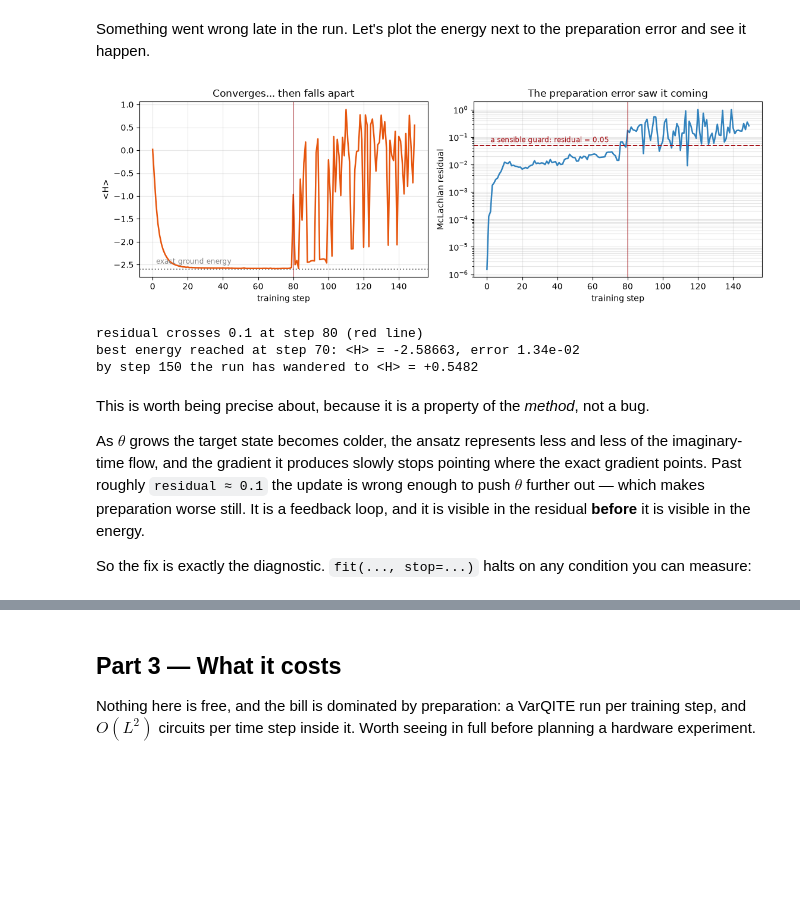
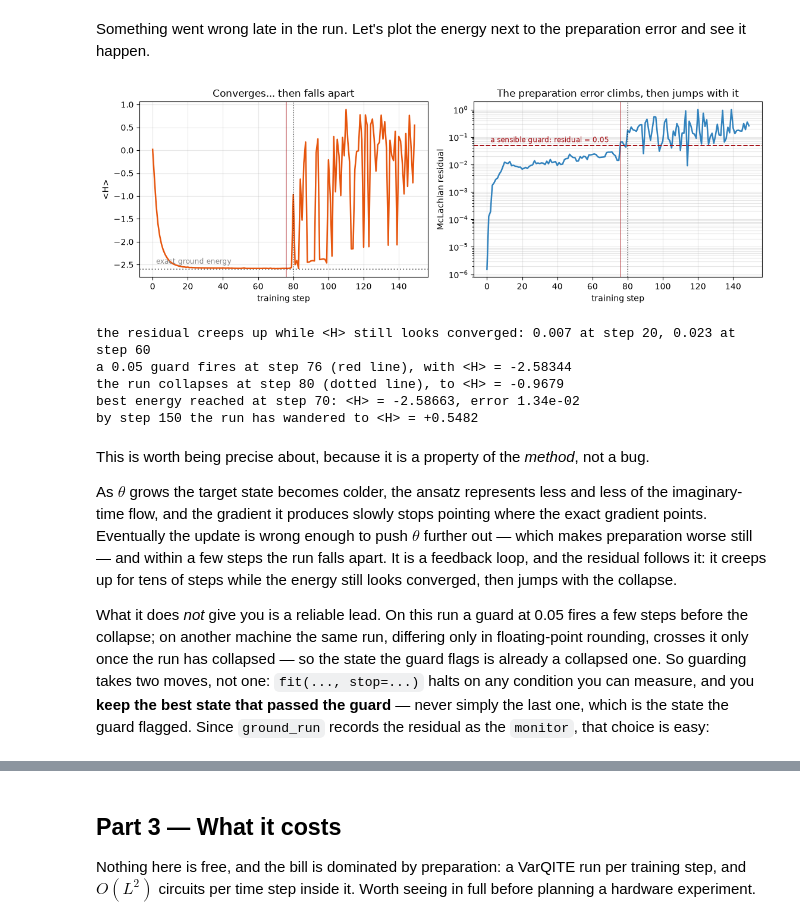
Before and after one commit to Michele-Minervini/qbmkit, a Jupyter notebook: notebooks/12_training_a_qbm_with_varqite.ipynb, the cells around one changed output, grey strips where cells are left out. Drawn from its saved outputs; the diff is of its cells as text; code cells hidden in the pictures; blank space fills up the shorter version.

```diff
--- a/notebooks/12_training_a_qbm_with_varqite.ipynb
+++ b/notebooks/12_training_a_qbm_with_varqite.ipynb
@@ -210,35 +210,43 @@ VarQITE depth 3, 150      +0.548250   error 3.15e+00  <-- ?!
 Something went wrong late in the run. Let's plot the energy next to the preparation
 error and see it happen.
 # %%
-# where does the preparation stop being trustworthy?
-crossed = int(np.argmax(np.array(R_long) > 0.1))
+# where would a guard stop the run, and where does the run actually collapse?
+E, R = np.array(E_long), np.array(R_long)
+fires = int(np.argmax(R > 0.05))                                # first state a 0.05 guard flags
+collapse = int(np.argmax(E > np.minimum.accumulate(E) + 0.5))   # first jump away from the best so far
 
 fig, ax = plt.subplots(1, 2, figsize=(11.4, 3.9))
 ax[0].axhline(E0, color="grey", ls=":", lw=1.4)
 ax[0].text(2, E0 + 0.12, "exact ground energy", color="grey", fontsize=8.5)
-ax[0].plot(E_long, lw=1.8, c="#e6550d")
+ax[0].plot(E, lw=1.8, c="#e6550d")
 ax[0].set_xlabel("training step"); ax[0].set_ylabel("<H>")
 ax[0].set_title("Converges... then falls apart")
 ax[0].grid(alpha=0.3)
 
-ax[1].semilogy(R_long, lw=1.8, c="#3182bd")
+ax[1].semilogy(R, lw=1.8, c="#3182bd")
 ax[1].axhline(0.05, color="#a50f15", ls="--", lw=1.4)
 ax[1].text(2, 0.065, "a sensible guard: residual = 0.05", color="#a50f15", fontsize=8.5)
 ax[1].set_xlabel("training step"); ax[1].set_ylabel("McLachlan residual")
-ax[1].set_title("The preparation error saw it coming")
+ax[1].set_title("The preparation error climbs, then jumps with it")
 ax[1].grid(alpha=0.3, which="both")
 for a in ax:
-    a.axvline(crossed, color="#a50f15", lw=1.1, alpha=0.55)
+    a.axvline(fires, color="#a50f15", lw=1.1, alpha=0.55)
+    a.axvline(collapse, color="k", lw=1.1, ls=":", alpha=0.6)
 plt.tight_layout(); plt.show()
 
-best_step = int(np.argmin(E_long))
-print(f"residual crosses 0.1 at step {crossed} (red line)")
-print(f"best energy reached at step {best_step}: <H> = {E_long[best_step]:+.5f}, "
-      f"error {abs(E_long[best_step]-E0):.2e}")
-print(f"by step 150 the run has wandered to <H> = {E_long[-1]:+.4f}")
+best_step = int(np.argmin(E))
+print(f"the residual creeps up while <H> still looks converged: {R[20]:.3f} at step 20, "
+      f"{R[60]:.3f} at step 60")
+print(f"a 0.05 guard fires at step {fires} (red line), with <H> = {E[fires]:+.5f}")
+print(f"the run collapses at step {collapse} (dotted line), to <H> = {E[collapse]:+.4f}")
+print(f"best energy reached at step {best_step}: <H> = {E[best_step]:+.5f}, "
+      f"error {abs(E[best_step]-E0):.2e}")
+print(f"by step 150 the run has wandered to <H> = {E[-1]:+.4f}")
 # %% [output]
-[figure, old version]
+[figure, new version]
-residual crosses 0.1 at step 80 (red line)
+the residual creeps up while <H> still looks converged: 0.007 at step 20, 0.023 at step 60
+a 0.05 guard fires at step 76 (red line), with <H> = -2.58344
+the run collapses at step 80 (dotted line), to <H> = -0.9679
 best energy reached at step 70: <H> = -2.58663, error 1.34e-02
 by step 150 the run has wandered to <H> = +0.5482
 # %% [markdown]
@@ -246,10 +254,16 @@ This is worth being precise about, because it is a property of the *method*, not
 
 As $\theta$ grows the target state becomes colder, the ansatz represents less and less of
 the imaginary-time flow, and the gradient it produces slowly stops pointing where the
-exact gradient points. Past roughly `residual ≈ 0.1` the update is wrong enough to push
-$\theta$ further out — which makes preparation worse still. It is a feedback loop, and it
-is visible in the residual **before** it is visible in the energy.
+exact gradient points. Eventually the update is wrong enough to push $\theta$ further
+out — which makes preparation worse still — and within a few steps the run falls apart.
+It is a feedback loop, and the residual follows it: it creeps up for tens of steps while
+the energy still looks converged, then jumps with the collapse.
 
-So the fix is exactly the diagnostic. `fit(..., stop=...)` halts on any condition you can
-measure:
+What it does *not* give you is a reliable lead. On this run a guard at 0.05 fires a few
+steps before the collapse; on another machine the same run, differing only in
+floating-point rounding, crosses it only once the run has collapsed — so the state the
+guard flags is already a collapsed one. So guarding takes two moves, not one:
+`fit(..., stop=...)` halts on any condition you can measure, and you **keep the best state
+that passed the guard** — never simply the last one, which is the state the guard
+flagged. Since `ground_run` records the residual as the `monitor`, that choice is easy:
 # %%
```
Also changed, not shown: parts of 6 cells of this notebook, 8 other files.
